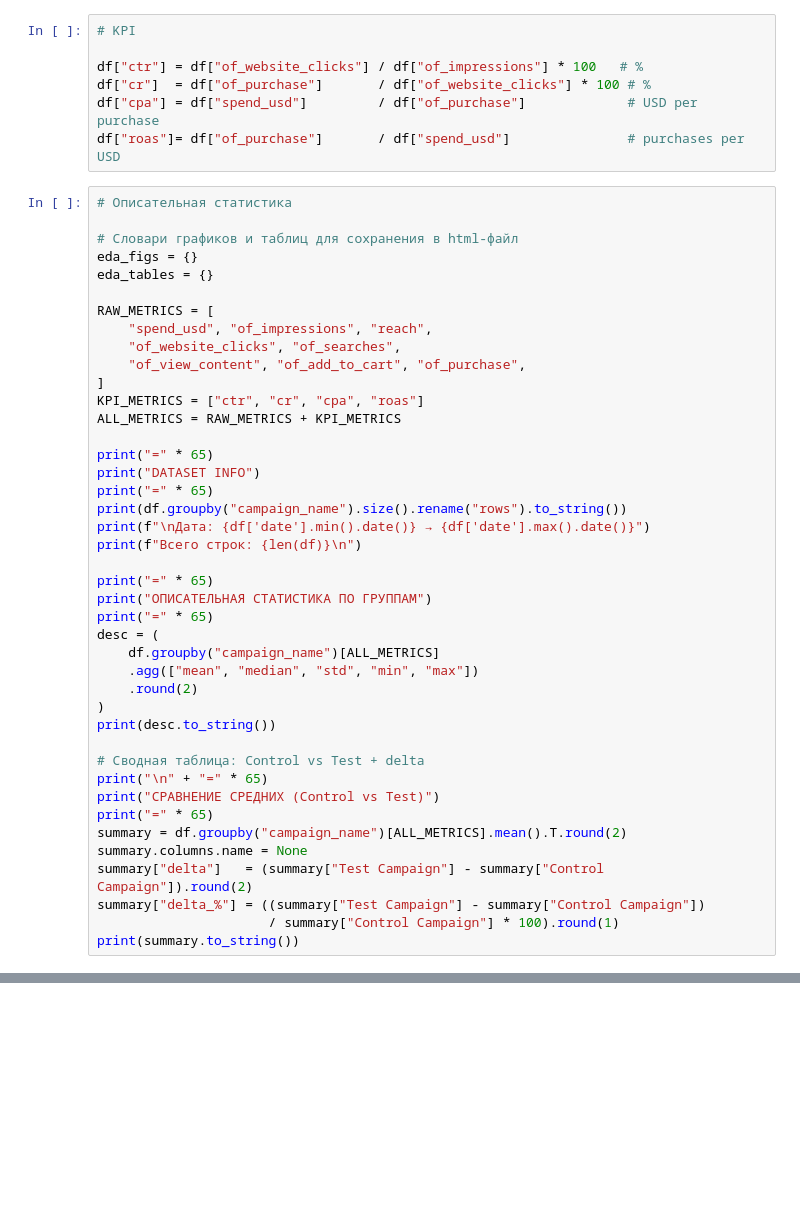
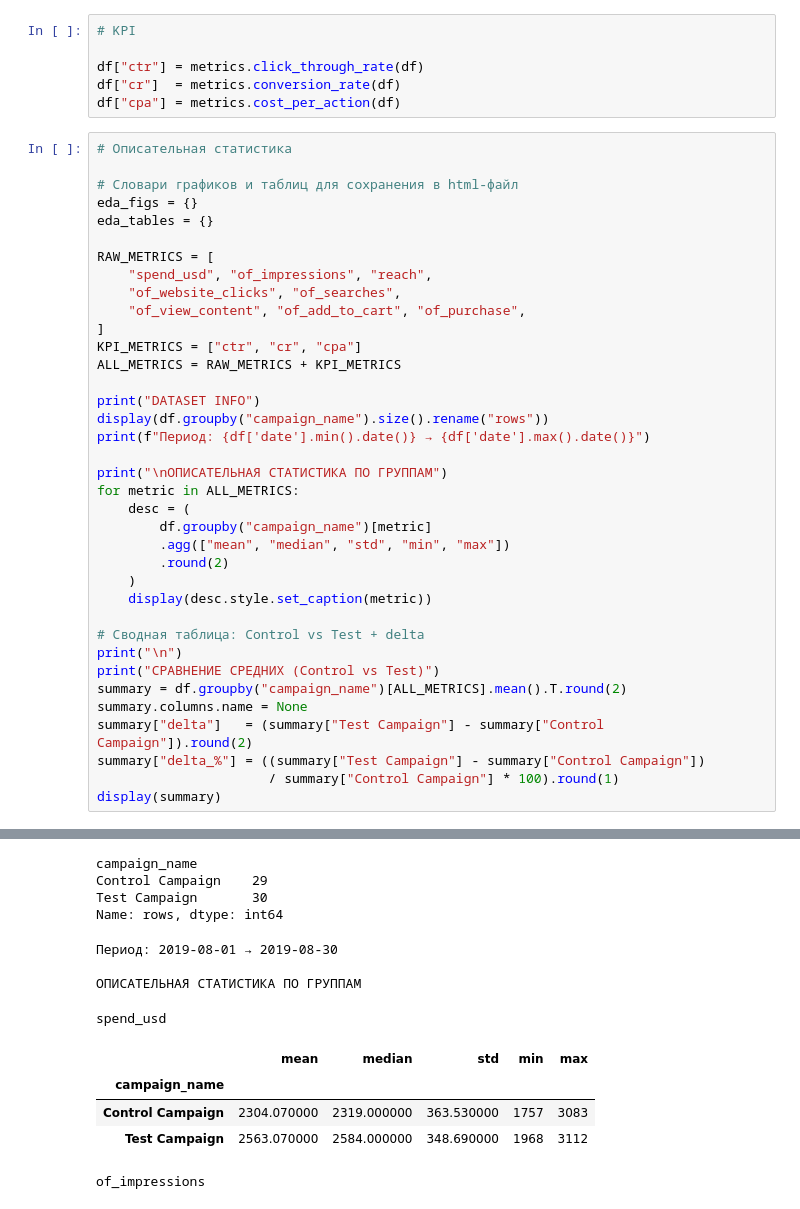
Before and after one commit to temakiselevv/ab-test-project, a Jupyter notebook: notebooks/01_eda.ipynb, the cells around one changed output, grey strips where cells are left out. Saved outputs shown, nothing was run; the diff lists cells and outputs as text; blank space fills up the shorter version.

```diff
--- a/notebooks/01_eda.ipynb
+++ b/notebooks/01_eda.ipynb
@@ -44,10 +54,9 @@ None
 # %%
 # KPI
 
-df["ctr"] = df["of_website_clicks"] / df["of_impressions"] * 100   # %
-df["cr"]  = df["of_purchase"]       / df["of_website_clicks"] * 100 # %
-df["cpa"] = df["spend_usd"]         / df["of_purchase"]             # USD per purchase
-df["roas"]= df["of_purchase"]       / df["spend_usd"]               # purchases per USD
+df["ctr"] = metrics.click_through_rate(df)
+df["cr"]  = metrics.conversion_rate(df)
+df["cpa"] = metrics.cost_per_action(df)
 # %%
 # Описательная статистика
 
@@ -60,34 +69,29 @@ RAW_METRICS = [
     "of_website_clicks", "of_searches",
     "of_view_content", "of_add_to_cart", "of_purchase",
 ]
-KPI_METRICS = ["ctr", "cr", "cpa", "roas"]
+KPI_METRICS = ["ctr", "cr", "cpa"]
 ALL_METRICS = RAW_METRICS + KPI_METRICS
 
-print("=" * 65)
 print("DATASET INFO")
-print("=" * 65)
-print(df.groupby("campaign_name").size().rename("rows").to_string())
-print(f"\nДата: {df['date'].min().date()} → {df['date'].max().date()}")
-print(f"Всего строк: {len(df)}\n")
+display(df.groupby("campaign_name").size().rename("rows"))
+print(f"Период: {df['date'].min().date()} → {df['date'].max().date()}")
 
-print("=" * 65)
-print("ОПИСАТЕЛЬНАЯ СТАТИСТИКА ПО ГРУППАМ")
-print("=" * 65)
-desc = (
-    df.groupby("campaign_name")[ALL_METRICS]
-    .agg(["mean", "median", "std", "min", "max"])
-    .round(2)
-)
-print(desc.to_string())
+print("\nОПИСАТЕЛЬНАЯ СТАТИСТИКА ПО ГРУППАМ")
+for metric in ALL_METRICS:
+    desc = (
+        df.groupby("campaign_name")[metric]
+        .agg(["mean", "median", "std", "min", "max"])
+        .round(2)
+    )
+    display(desc.style.set_caption(metric))
 
 # Сводная таблица: Control vs Test + delta
-print("\n" + "=" * 65)
+print("\n")
 print("СРАВНЕНИЕ СРЕДНИХ (Control vs Test)")
-print("=" * 65)
 summary = df.groupby("campaign_name")[ALL_METRICS].mean().T.round(2)
 summary.columns.name = None
 summary["delta"]   = (summary["Test Campaign"] - summary["Control Campaign"]).round(2)
 summary["delta_%"] = ((summary["Test Campaign"] - summary["Control Campaign"])
                       / summary["Control Campaign"] * 100).round(1)
-print(summary.to_string())
+display(summary)
 # %% [output]
@@ -110,0 +99,13 @@ roas                           0.23           0.21     -0.02     -8.7
+campaign_name
+Control Campaign    29
+Test Campaign       30
+Name: rows, dtype: int64
+Период: 2019-08-01 → 2019-08-30
+
+ОПИСАТЕЛЬНАЯ СТАТИСТИКА ПО ГРУППАМ
+spend_usd
+|  | mean | median | std | min | max |
+| campaign_name |  |  |  |  |  |
+| Control Campaign | 2304.070000 | 2319.000000 | 363.530000 | 1757 | 3083 |
+| Test Campaign | 2563.070000 | 2584.000000 | 348.690000 | 1968 | 3112 |
+of_impressions
```
Also changed, not shown: parts of 8 cells of this notebook.
